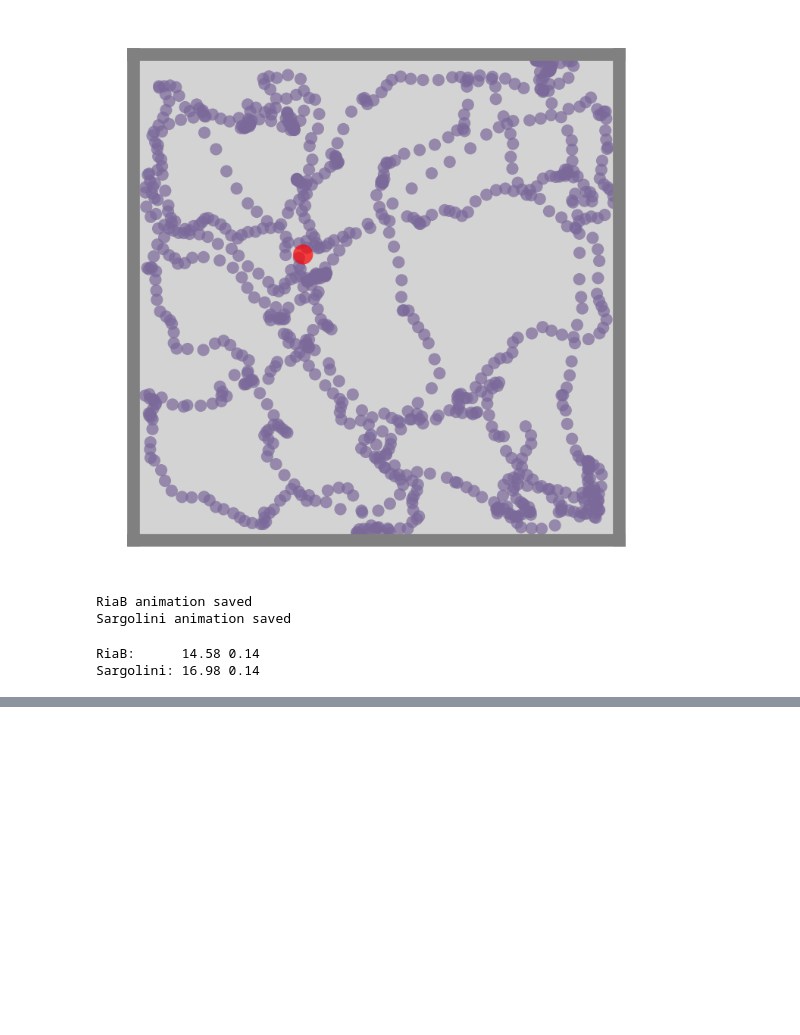
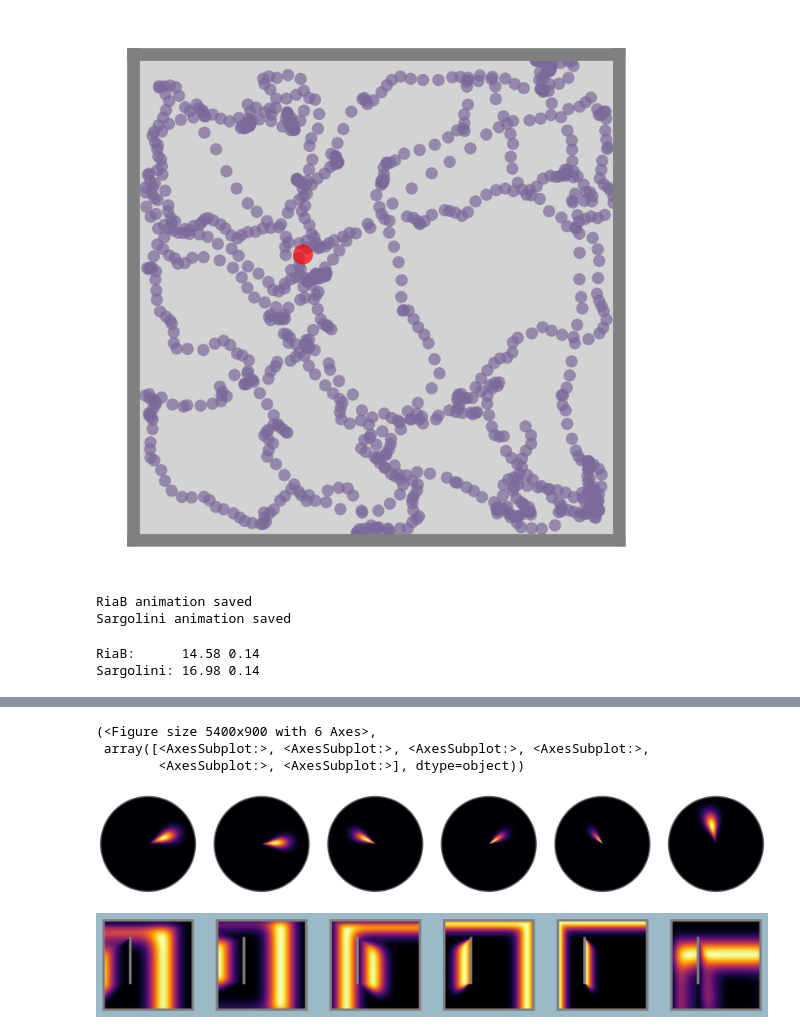
Before and after one commit to RatInABox-Lab/RatInABox, a Jupyter notebook: example_scripts/github_readme_figures.ipynb, the cells around one changed output, grey strips where cells are left out. Saved outputs shown, nothing was run; the diff lists cells and outputs as text; code cells hidden in the pictures; blank space fills up the shorter version.

```diff
--- a/example_scripts/github_readme_figures.ipynb
+++ b/example_scripts/github_readme_figures.ipynb
@@ -569,0 +584,9 @@ Sargolini: 16.98 0.14
+# %%
+BVCs.plot_BVC_preference_function(chosen_neurons='6')
+BVCs.plot_rate_map(chosen_neurons='6')
+# %% [output]
+(<Figure size 5400x900 with 6 Axes>,
+ array([<AxesSubplot:>, <AxesSubplot:>, <AxesSubplot:>, <AxesSubplot:>,
+        <AxesSubplot:>, <AxesSubplot:>], dtype=object))
+[figure, added]
+[figure, added]
```
Also changed, not shown: parts of 2 cells of this notebook, 24 other files.
